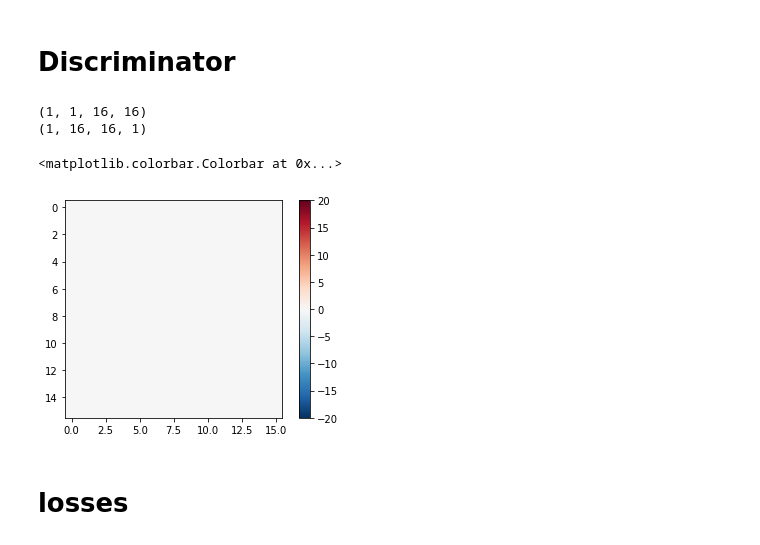
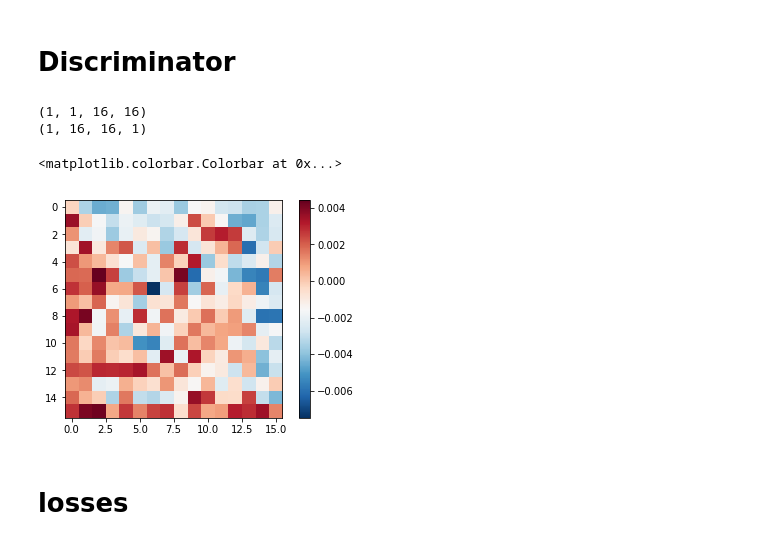
Before and after one commit to flobotics/colab, a Jupyter notebook: tf2_ganimorph.ipynb, the cells around one changed output. Saved outputs shown, nothing was run; the diff lists cells and outputs as text; code cells hidden in the pictures.

```diff
--- a/tf2_ganimorph.ipynb
+++ b/tf2_ganimorph.ipynb
@@ -259,3 +231,16 @@ image_ds_testA_B shape/type <PrefetchDataset shapes: ((None, 3, 128, 128), (None
+# %%
+if False:
+  show_ds = image_ds_testA_B.take(2)
+  print(show_ds)
+
+  for i1, i2 in show_ds:
+    plt.figure()
+    i1 = tf.transpose(i1, [0,2,3,1])
+    plt.imshow(i1[0,...])
+
+    plt.figure()
+    i2 = tf.transpose(i2, [0,2,3,1])
+    plt.imshow(i2[0,...])
 # %% [markdown]
 # build the generator
 # %%
@@ -280,7 +265,7 @@ res_l = tf.Variable([3, 128, 128])
 
 def build_res_block(x, name, chan, first=False):
   #input = x
-  print("x-shape:{}".format(x))
+  if debug_show_shapes: print("x-shape:{}".format(x))
   res_input = x
   l = layers.Conv2D(filters=NF*2,
                     kernel_size=3,
@@ -331,7 +316,7 @@ def res_group(input, name, depth, channels):
 #            first=(k==0))
 #  return l
 # %%
-debug_show_shapes = 1
+debug_show_shapes = False
 subDepth = 3
 df = "channels_first"
 inputs = tf.keras.Input(shape=(3, 128, 128))
@@ -463,18 +448,13 @@ def Generator():
 # %%
 generator = Generator()
 
+show_ds = image_ds_trainA_B.take(1)
 
-noise = tf.random.normal([1, 3, 128, 128])
-
-i = image_ds_testA.take(1)
-print("i:{}".format(list(i)))
-
-
-
-gen_output = generator(noise, training=False)
+for i1, i2 in show_ds:
+  gen_output = generator(i1, training=False)
 
 gen_output = tf.transpose(gen_output, [0, 2, 3, 1])
-print(gen_output.shape)
+print("gen_output.shape: {}".format(gen_output.shape))
 
 plt.imshow(gen_output[0,...])
 # %% [output]
@@ -645,24 +610,24 @@ def Discriminator():
 # %%
 discriminator = Discriminator()
 
 noise = tf.random.normal([1, 3, 128, 128])
 
 disc_out,a = discriminator([noise, gen_output], training=False)
 
 print(disc_out.shape)
 disc_out = tf.transpose(disc_out, [0, 2, 3, 1])
 print(disc_out.shape)
 
 #plt.imshow(disc_out[0,...])
 
 
-plt.imshow(disc_out[0,...,-1], vmin=-20, vmax=20, cmap='RdBu_r')
+plt.imshow(disc_out[0,...,-1], cmap='RdBu_r')
 plt.colorbar()
 # %% [output]
 (1, 1, 16, 16)
 (1, 16, 16, 1)
 <matplotlib.colorbar.Colorbar at 0x...>
-[figure, old version]
+[figure, new version]
 # %% [markdown]
 # losses
 # %%
```
Also changed, not shown: parts of 17 cells of this notebook.
